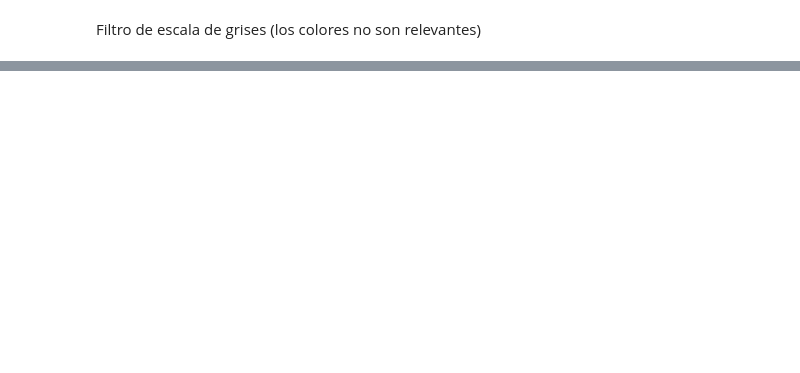
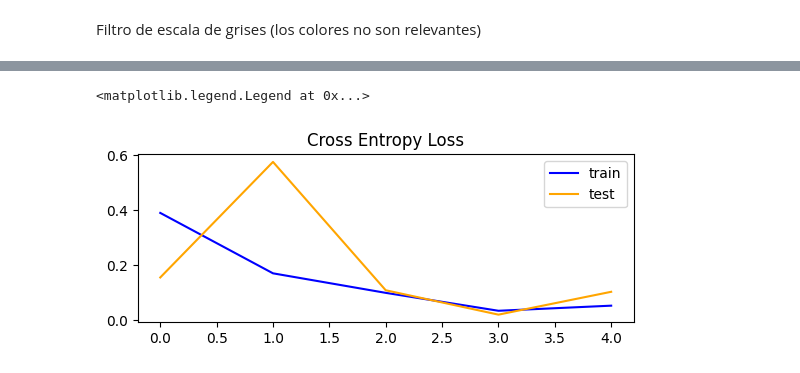
Before and after one commit to Dahernandezsilve/Lab04_DSCNN, a Jupyter notebook: Laboratorio4.ipynb, the cells around one changed output, grey strips where cells are left out. Drawn from its saved outputs; the diff is of its cells as text; code cells hidden in the pictures; blank space fills up the shorter version.

```diff
--- a/Laboratorio4.ipynb
+++ b/Laboratorio4.ipynb
@@ -206,0 +304,2 @@ np.save('MMNIST_grayscale_scaled_images.npy', grayscaleTestImages)
+# %%
+baseDir = './data/organized_images/'
@@ -206,0 +416,4 @@ np.save('MMNIST_grayscale_scaled_images.npy', grayscaleTestImages)
+# %%
+opt = Adam(learning_rate=0.0001)
+vgg16_model.compile(optimizer=opt, loss='categorical_crossentropy', metrics=['accuracy'])
+vgg16_model.summary()
@@ -206,0 +442,5 @@ np.save('MMNIST_grayscale_scaled_images.npy', grayscaleTestImages)
+# %%
+datagen = ImageDataGenerator(rescale=1.0/255.0)
+
+train_it = datagen.flow_from_directory(baseDir+"train/", color_mode='grayscale', class_mode='categorical', batch_size=64, target_size=(200, 200))
+test_it = datagen.flow_from_directory(baseDir+"test/", color_mode='grayscale', class_mode='categorical', batch_size=64, target_size=(200, 200))
@@ -206,0 +450,3 @@ np.save('MMNIST_grayscale_scaled_images.npy', grayscaleTestImages)
+# %%
+history = vgg16_model.fit(train_it, steps_per_epoch=train_it.samples // train_it.batch_size, validation_data=test_it, validation_steps=test_it.samples // test_it.batch_size, epochs=5, verbose=True)
+vgg16_model.save(baseDir + 'modelo_vgg16.keras')
@@ -206,0 +483,9 @@ np.save('MMNIST_grayscale_scaled_images.npy', grayscaleTestImages)
+# %%
+plt.subplot(211)
+plt.title('Cross Entropy Loss')
+plt.plot(history.history['loss'], color='blue', label='train')
+plt.plot(history.history['val_loss'], color='orange', label='test')
+plt.legend()
+# %% [output]
+<matplotlib.legend.Legend at 0x...>
+[figure, added]
```
Also changed, not shown: parts of 36 cells of this notebook, 4 other files.
